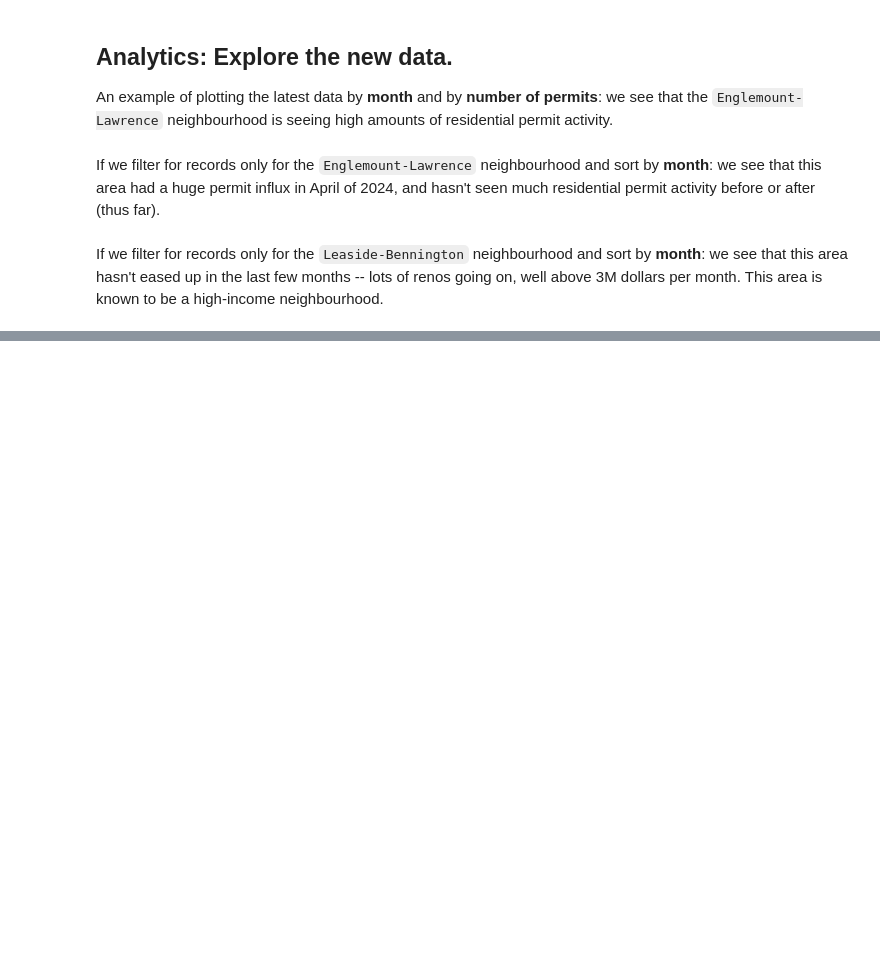
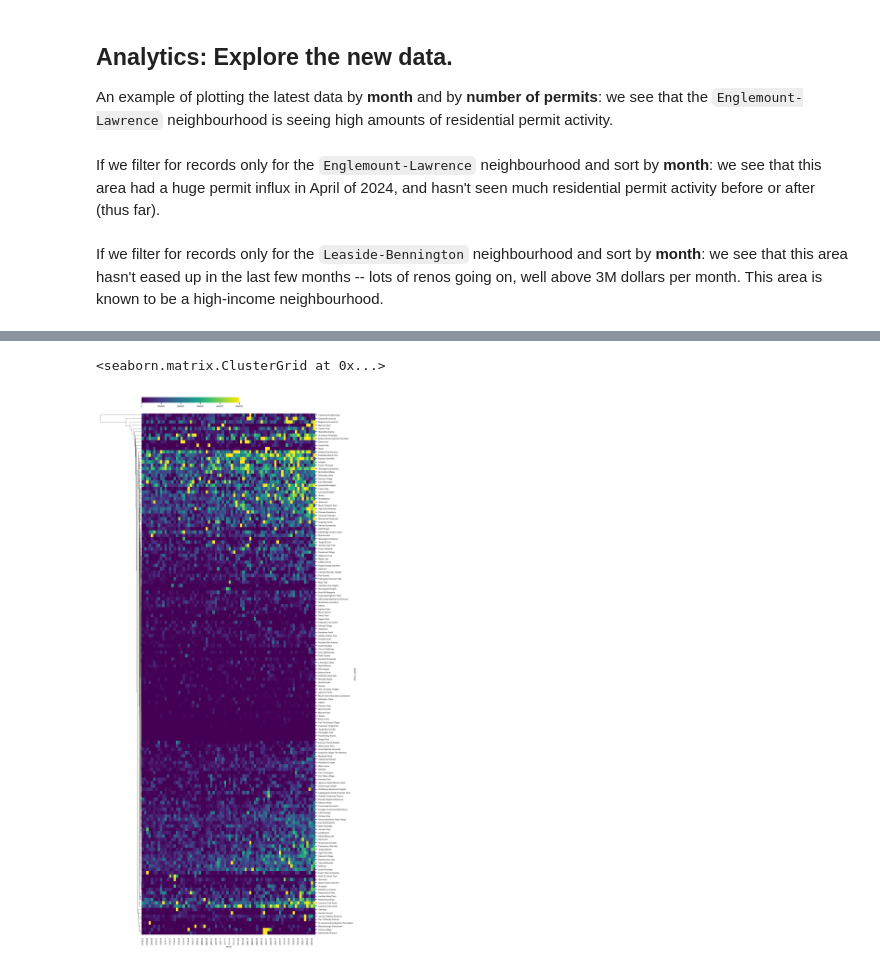
Before and after one commit to nptorres/tor-bp-project, a Jupyter notebook: scripts/eda-tor-bp.ipynb, the cells around one changed output, grey strips where cells are left out. Cells and saved outputs as stored; diff of their text form; code cells hidden in the pictures; blank space fills up the shorter version.

```diff
--- a/scripts/eda-tor-bp.ipynb
+++ b/scripts/eda-tor-bp.ipynb
@@ -437,0 +542,5 @@ Next steps: Chlorpleth
+# %%
+clustermap(plotdata, vmax=5000000)
+# %% [output]
+<seaborn.matrix.ClusterGrid at 0x...>
+[figure, added]
```
Also changed, not shown: parts of 14 cells of this notebook.
